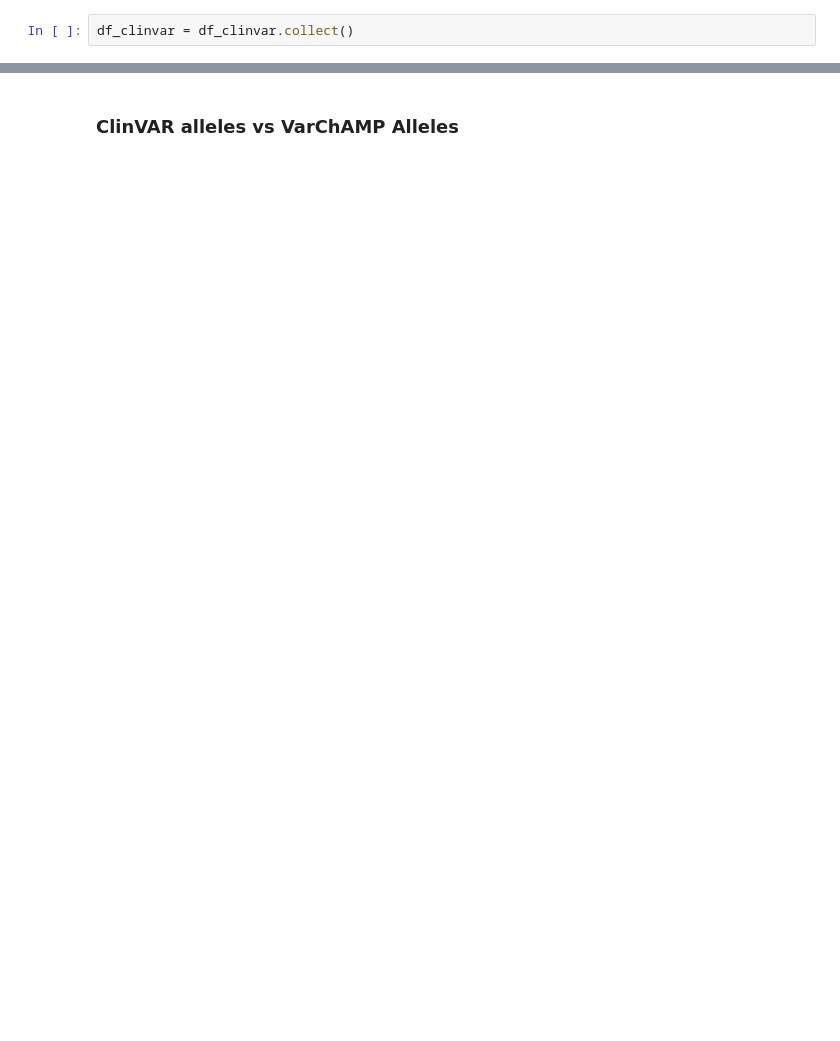
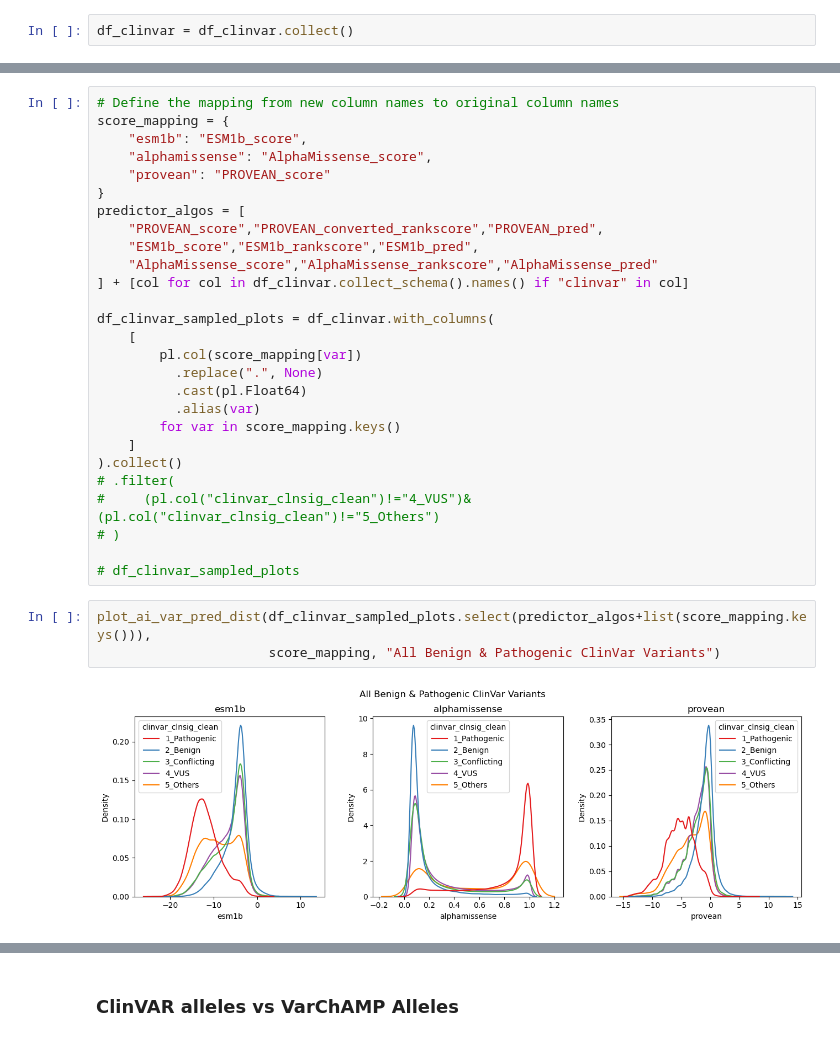
Before and after one commit to broadinstitute/2025_laval_submitted, a Jupyter notebook: 4_compare_AI_scores/2_analysis/3_ai_var_predictors_analyses.ipynb, the cells around one changed output, grey strips where cells are left out. Cells and saved outputs as stored; diff of their text form; blank space fills up the shorter version.

```diff
--- a/4_compare_AI_scores/2_analysis/3_ai_var_predictors_analyses.ipynb
+++ b/4_compare_AI_scores/2_analysis/3_ai_var_predictors_analyses.ipynb
@@ -128,0 +169,32 @@ shape: (5,)
+# %%
+# Define the mapping from new column names to original column names
+score_mapping = {
+    "esm1b": "ESM1b_score",
+    "alphamissense": "AlphaMissense_score",
+    "provean": "PROVEAN_score"
+}
+predictor_algos = [
+    "PROVEAN_score","PROVEAN_converted_rankscore","PROVEAN_pred",
+    "ESM1b_score","ESM1b_rankscore","ESM1b_pred",
+    "AlphaMissense_score","AlphaMissense_rankscore","AlphaMissense_pred"
+] + [col for col in df_clinvar.collect_schema().names() if "clinvar" in col]
+
+df_clinvar_sampled_plots = df_clinvar.with_columns(
+    [
+        pl.col(score_mapping[var])
+          .replace(".", None)
+          .cast(pl.Float64)
+          .alias(var)
+        for var in score_mapping.keys()
+    ]
+).collect()
+# .filter(
+#     (pl.col("clinvar_clnsig_clean")!="4_VUS")&(pl.col("clinvar_clnsig_clean")!="5_Others")
+# )
+
+# df_clinvar_sampled_plots
+# %%
+plot_ai_var_pred_dist(df_clinvar_sampled_plots.select(predictor_algos+list(score_mapping.keys())),
+                      score_mapping, "All Benign & Pathogenic ClinVar Variants")
+# %% [output]
+[figure, added]
```
Also changed, not shown: parts of 17 cells of this notebook, 2 other files.
